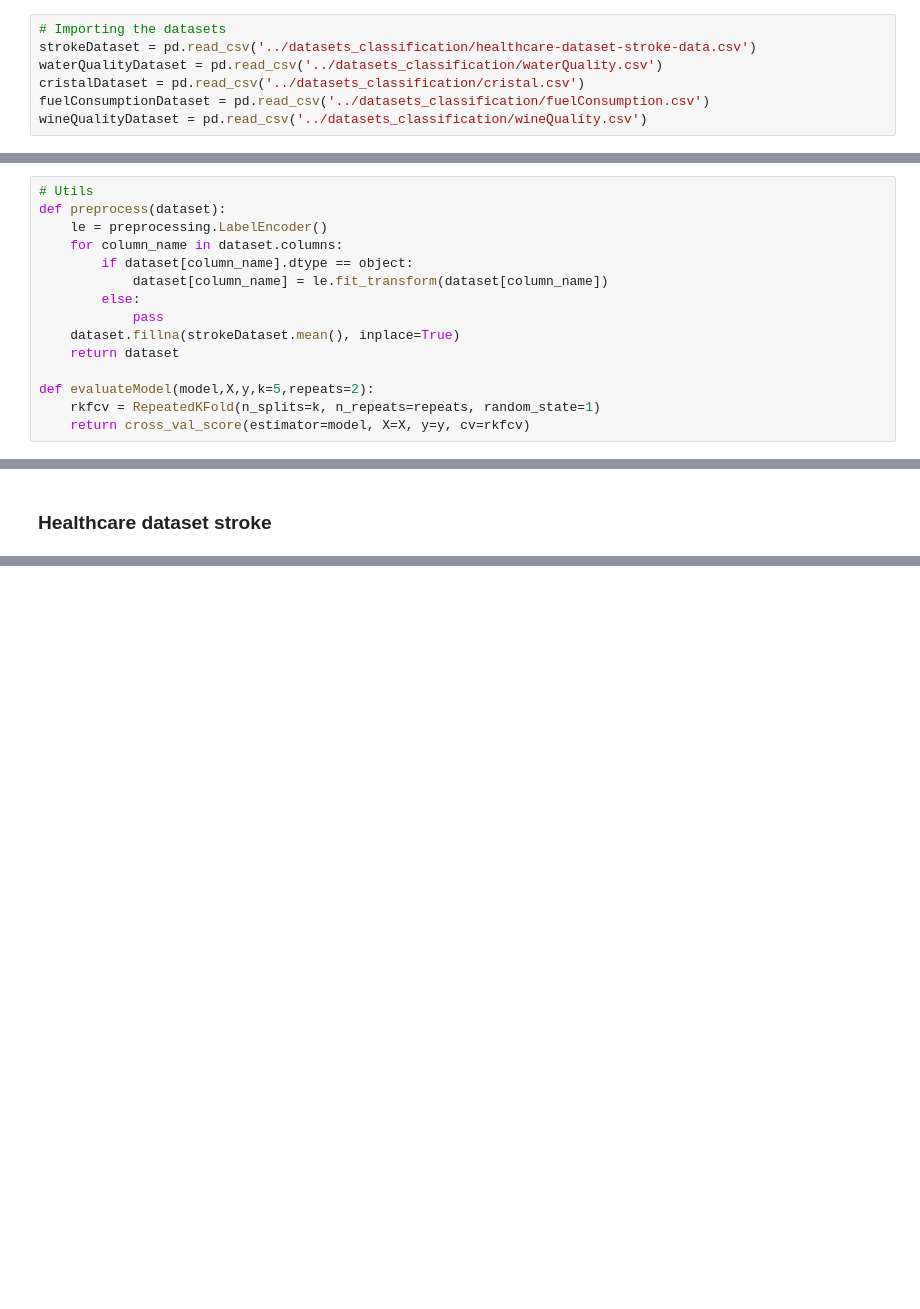
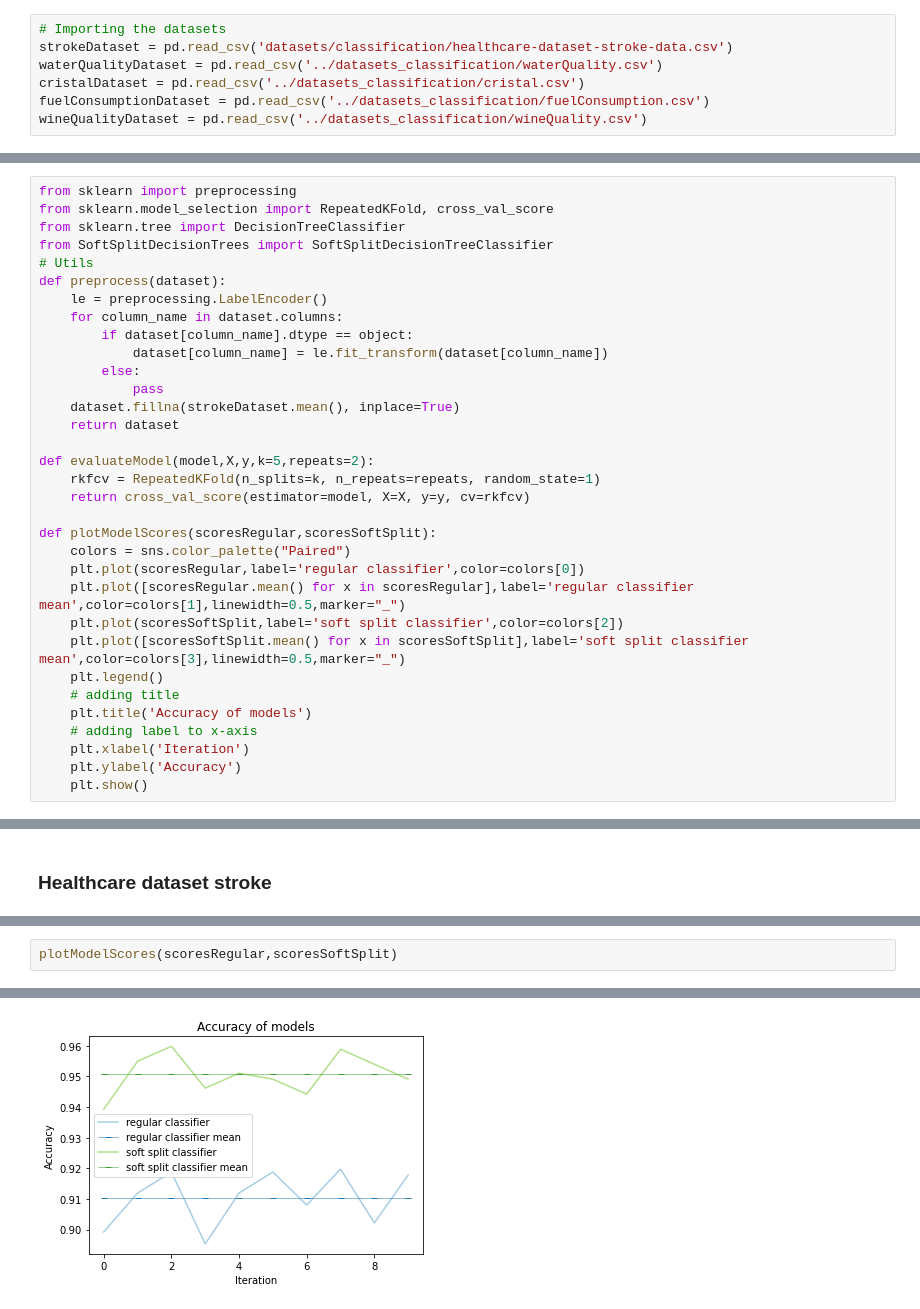
Before and after one commit to Erez123454/MachineLearning_Ass1, a Jupyter notebook: DataAnalysis.ipynb, the cells around one changed output, grey strips where cells are left out. Cells and saved outputs as stored; diff of their text form; blank space fills up the shorter version.

Commit message:
add graphs for increase in performance of split model

```diff
--- a/DataAnalysis.ipynb
+++ b/DataAnalysis.ipynb
@@ -29,7 +25,7 @@ def plotChartForAllDataset(dataset,excludeList=[]):
 ## Classification
 # %%
 # Importing the datasets
-strokeDataset = pd.read_csv('../datasets_classification/healthcare-dataset-stroke-data.csv')
+strokeDataset = pd.read_csv('datasets/classification/healthcare-dataset-stroke-data.csv')
 waterQualityDataset = pd.read_csv('../datasets_classification/waterQuality.csv')
 cristalDataset = pd.read_csv('../datasets_classification/cristal.csv')
 fuelConsumptionDataset = pd.read_csv('../datasets_classification/fuelConsumption.csv')
@@ -284,6 +280,10 @@ carSellingPrice.describe()
 # %% [markdown]
 # Model Evaluation
 # %%
+from sklearn import preprocessing
+from sklearn.model_selection import RepeatedKFold, cross_val_score
+from sklearn.tree import DecisionTreeClassifier
+from SoftSplitDecisionTrees import SoftSplitDecisionTreeClassifier
 # Utils
 def preprocess(dataset):
     le = preprocessing.LabelEncoder()
@@ -298,6 +298,20 @@ def preprocess(dataset):
 def evaluateModel(model,X,y,k=5,repeats=2):
     rkfcv = RepeatedKFold(n_splits=k, n_repeats=repeats, random_state=1)
     return cross_val_score(estimator=model, X=X, y=y, cv=rkfcv)
+
+def plotModelScores(scoresRegular,scoresSoftSplit):
+    colors = sns.color_palette("Paired")
+    plt.plot(scoresRegular,label='regular classifier',color=colors[0])
+    plt.plot([scoresRegular.mean() for x in scoresRegular],label='regular classifier mean',color=colors[1],linewidth=0.5,marker="_")
+    plt.plot(scoresSoftSplit,label='soft split classifier',color=colors[2])
+    plt.plot([scoresSoftSplit.mean() for x in scoresSoftSplit],label='soft split classifier mean',color=colors[3],linewidth=0.5,marker="_")
+    plt.legend()
+    # adding title
+    plt.title('Accuracy of models')
+    # adding label to x-axis
+    plt.xlabel('Iteration')
+    plt.ylabel('Accuracy')
+    plt.show()
 # %% [markdown]
 ## Classifiers
 # %% [markdown]
@@ -314,0 +333,3 @@ print(f'Regular Model accuracy {scoresRegular.mean()} SoftSplit Model accuracy {
+# %%
+plotModelScores(scoresRegular,scoresSoftSplit)
+# %% [output]
@@ -314,0 +339 @@ print(f'Regular Model accuracy {scoresRegular.mean()} SoftSplit Model accuracy {
+[figure, added]
```
Also changed, not shown: parts of 3 cells of this notebook.
